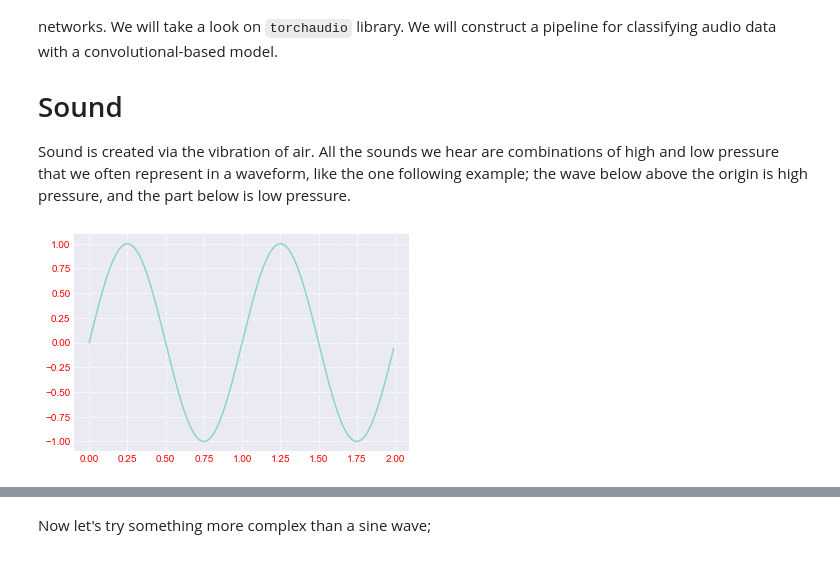
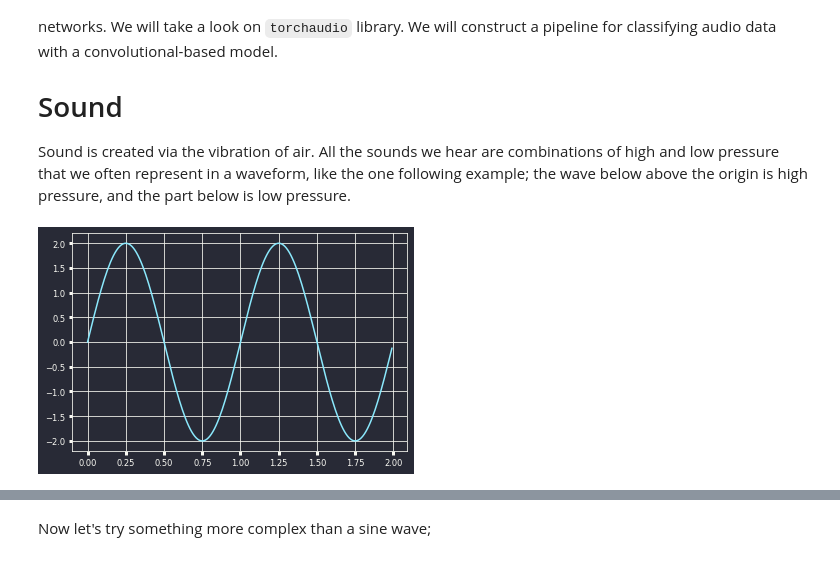
Before and after one commit to lenoqt/PyTorch, a Jupyter notebook: Book-1/Chapter 6 - Torchaudio.ipynb, the cells around one changed output, grey strips where cells are left out. Saved outputs shown, nothing was run; the diff lists cells and outputs as text; code cells hidden in the pictures.

```diff
--- a/Book-1/Chapter 6 - Torchaudio.ipynb
+++ b/Book-1/Chapter 6 - Torchaudio.ipynb
@@ -8,37 +8,37 @@ One of the most successful applications of deep learning is something that we ca
 Sound is created via the vibration of air. All the sounds we hear are combinations of high and low pressure that we often represent in a waveform, like the one following example; the wave below above the origin is high pressure, and the part below is low pressure.
 # %%
 import matplotlib.pyplot as plt
-plt.style.use('seaborn-dark')
+plt.style.use('dracula')
 import IPython.display as display
 from PIL import Image
 import numpy as np
 import gc
 import glob
 from pathlib import Path
 from torch.cuda.amp import autocast
 from collections import Counter
 from jupyterplot import ProgressPlot
 import torch
 import torch.nn as nn
 import torchaudio
 import torch.nn.functional as F
 import torchaudio.transforms as T
 from torch.utils.data import Dataset, DataLoader
 import torchvision
 from torchvision import transforms
 from torchvision import models
 import librosa
 import librosa.display
 
 t = np.arange(0.0, 2.0, 0.01)
-s = np.sin(2 * np.pi * t)
+s = 2*np.sin(2 * np.pi * t)
 
 fig, ax = plt.subplots()
 ax.plot(t, s)
 
-ax.grid(True, linestyle='-.')
-ax.tick_params(labelcolor='r', labelsize='medium', width=3)
+ax.grid(True, linestyle='-')
+ax.tick_params(labelsize='small', width=3)
 
 plt.show()
 # %% [output]
-[figure, old version]
+[figure, new version]
```
Also changed, not shown: parts of 15 cells of this notebook.
